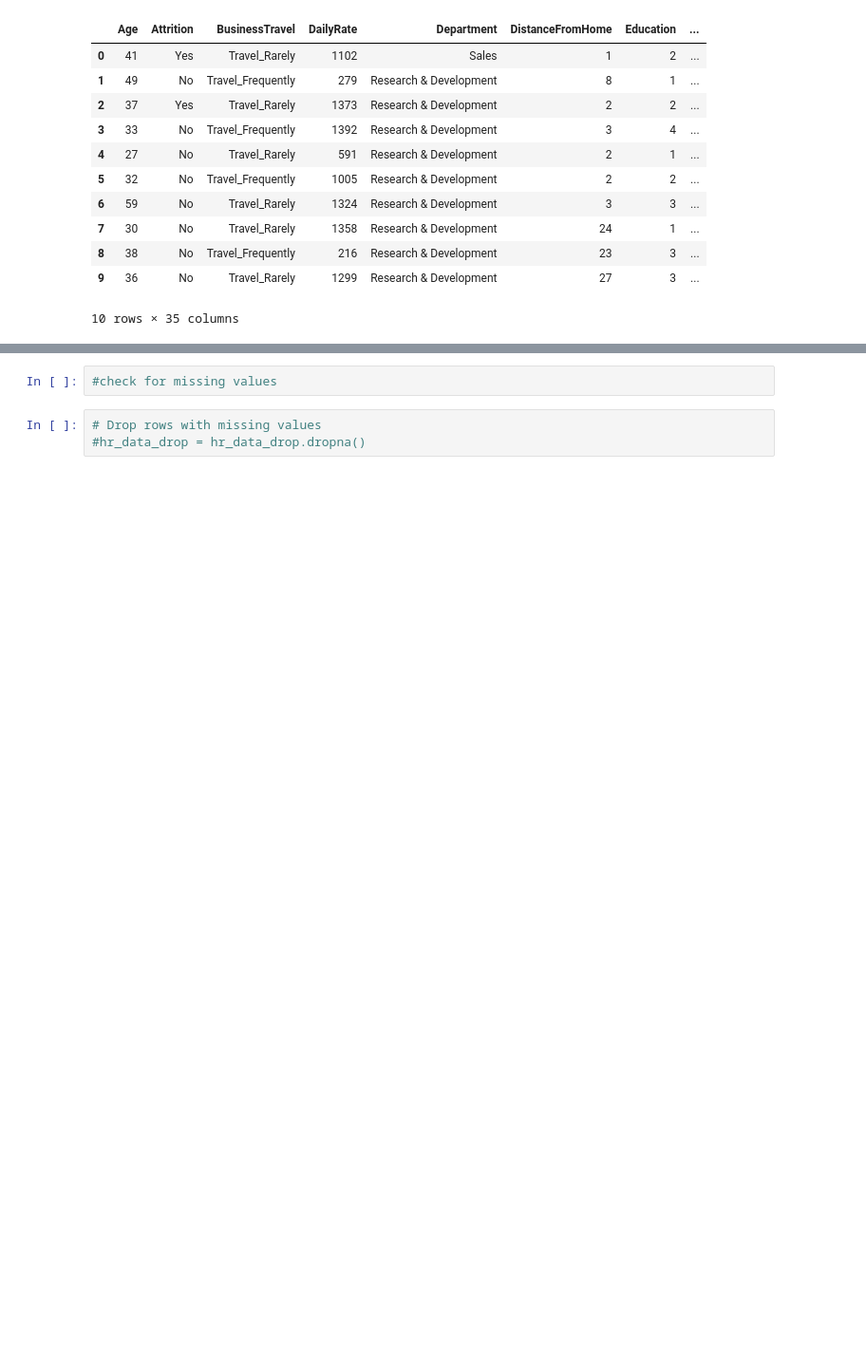
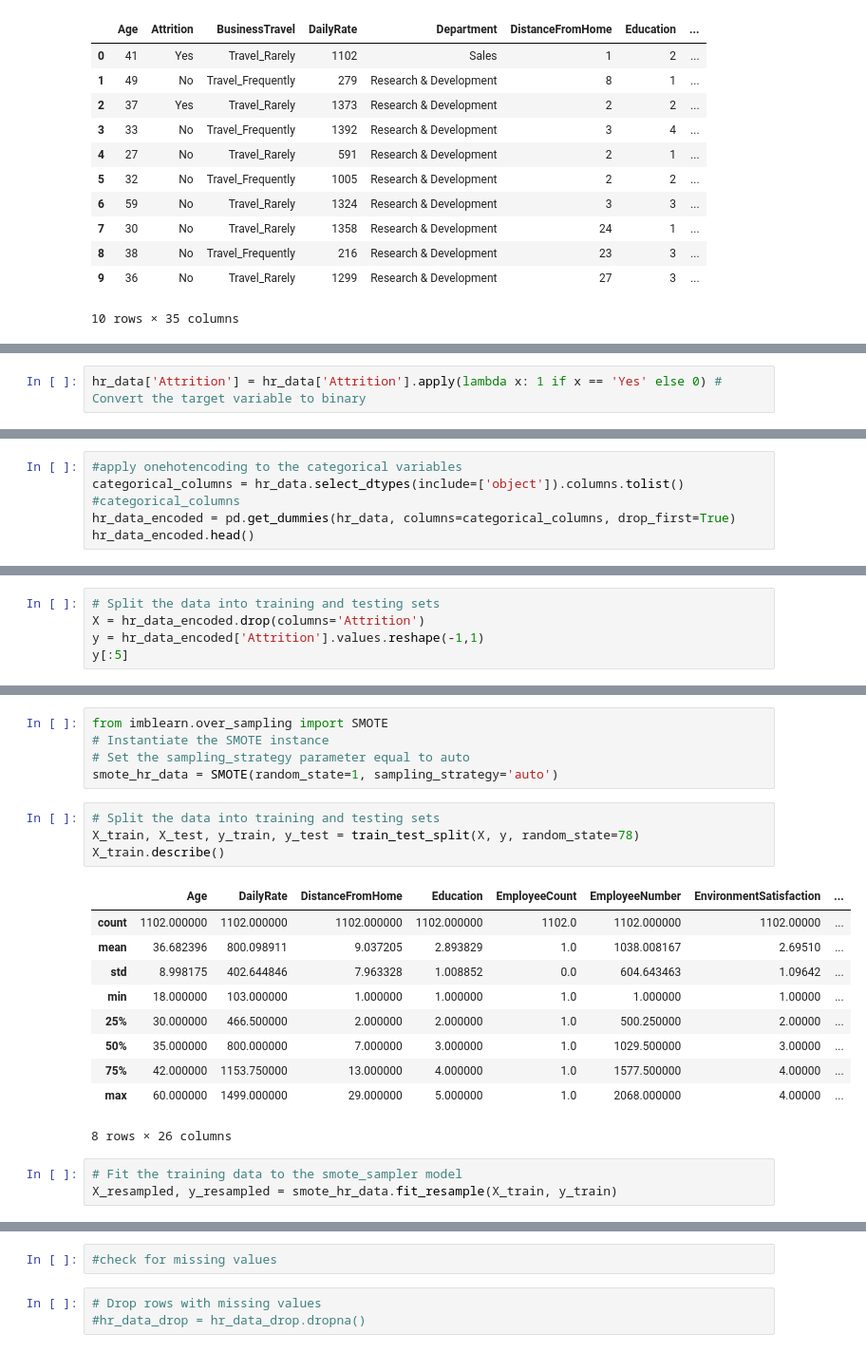
Before and after one commit to Armand57araujo/attrition-guard, a Jupyter notebook: Attrition_Guard.ipynb, the cells around one changed output, grey strips where cells are left out. Shown: that part at 95% size. Drawn from its saved outputs; the diff is of its cells as text; blank space fills up the shorter version.

```diff
--- a/Attrition_Guard.ipynb
+++ b/Attrition_Guard.ipynb
@@ -31,0 +53,2 @@ hr_data.head(10)
+# %%
+hr_data['Attrition'] = hr_data['Attrition'].apply(lambda x: 1 if x == 'Yes' else 0) # Convert the target variable to binary
@@ -31,0 +76,6 @@ hr_data.head(10)
+# %%
+#apply onehotencoding to the categorical variables
+categorical_columns = hr_data.select_dtypes(include=['object']).columns.tolist()
+#categorical_columns
+hr_data_encoded = pd.get_dummies(hr_data, columns=categorical_columns, drop_first=True)
+hr_data_encoded.head()
@@ -31,0 +132,5 @@ hr_data.head(10)
+# %%
+# Split the data into training and testing sets
+X = hr_data_encoded.drop(columns='Attrition')
+y = hr_data_encoded['Attrition'].values.reshape(-1,1)
+y[:5]
@@ -31,0 +150,23 @@ hr_data.head(10)
+# %%
+from imblearn.over_sampling import SMOTE
+# Instantiate the SMOTE instance
+# Set the sampling_strategy parameter equal to auto
+smote_hr_data = SMOTE(random_state=1, sampling_strategy='auto')
+# %%
+# Split the data into training and testing sets
+X_train, X_test, y_train, y_test = train_test_split(X, y, random_state=78)
+X_train.describe()
+# %% [output]
+|  | Age | DailyRate | DistanceFromHome | Education | EmployeeCount | EmployeeNumber | EnvironmentSatisfaction | ... |
+| count | 1102.000000 | 1102.000000 | 1102.000000 | 1102.000000 | 1102.0 | 1102.000000 | 1102.00000 | ... |
+| mean | 36.682396 | 800.098911 | 9.037205 | 2.893829 | 1.0 | 1038.008167 | 2.69510 | ... |
+| std | 8.998175 | 402.644846 | 7.963328 | 1.008852 | 0.0 | 604.643463 | 1.09642 | ... |
+| min | 18.000000 | 103.000000 | 1.000000 | 1.000000 | 1.0 | 1.000000 | 1.00000 | ... |
+| 25% | 30.000000 | 466.500000 | 2.000000 | 2.000000 | 1.0 | 500.250000 | 2.00000 | ... |
+| 50% | 35.000000 | 800.000000 | 7.000000 | 3.000000 | 1.0 | 1029.500000 | 3.00000 | ... |
+| 75% | 42.000000 | 1153.750000 | 13.000000 | 4.000000 | 1.0 | 1577.500000 | 4.00000 | ... |
+| max | 60.000000 | 1499.000000 | 29.000000 | 5.000000 | 1.0 | 2068.000000 | 4.00000 | ... |
+8 rows × 26 columns
+# %%
+# Fit the training data to the smote_sampler model
+X_resampled, y_resampled = smote_hr_data.fit_resample(X_train, y_train)
```
Also changed, not shown: parts of 15 cells of this notebook.
